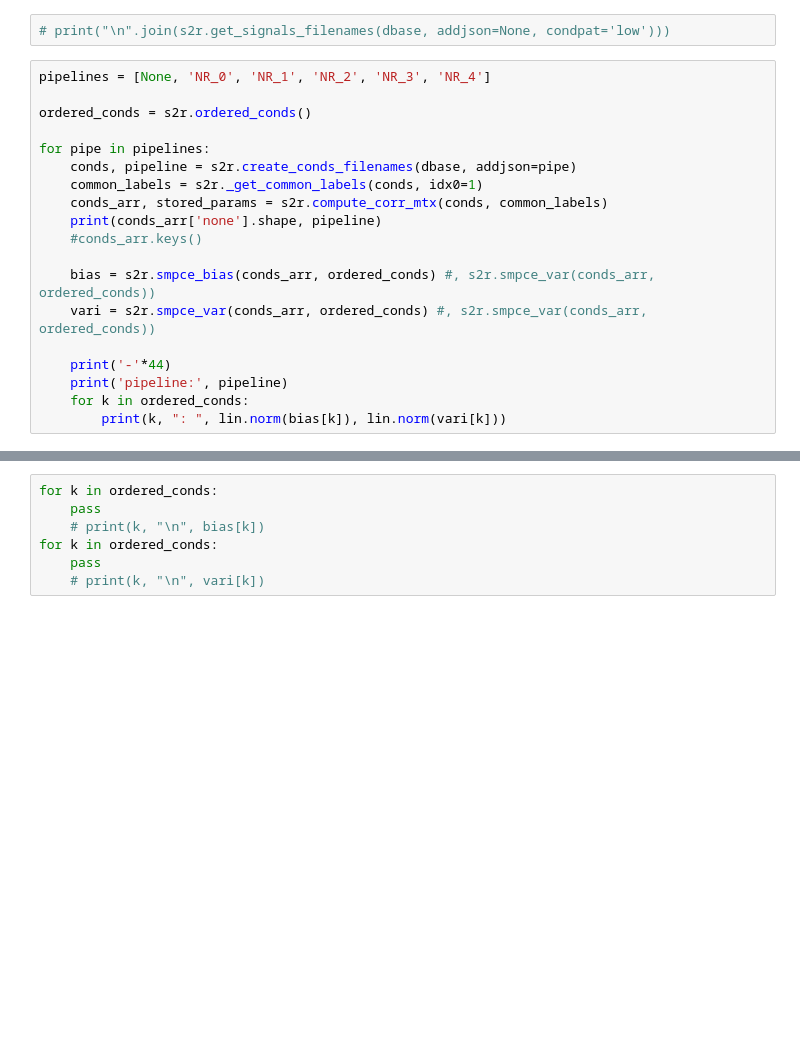
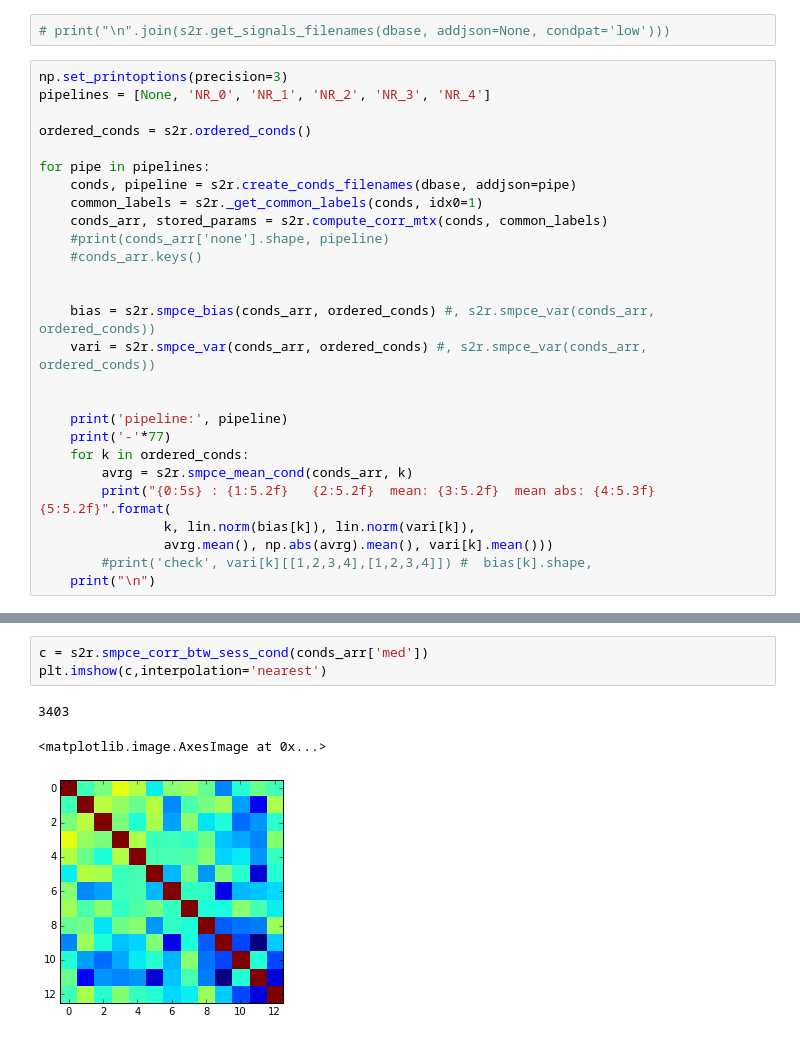
Before and after one commit to simpace/processing-scripts, a Jupyter notebook: simpace/signals2results.ipynb, the cells around one changed output, grey strips where cells are left out. Drawn from its saved outputs; the diff is of its cells as text; blank space fills up the shorter version.

Commit message:
added correlation between sessions' upper part of the corr. mtx

```diff
--- a/simpace/signals2results.ipynb
+++ b/simpace/signals2results.ipynb
@@ -69,6 +69,7 @@ NR_1_signal_sub*_sess*_run*
 # %%
 # print("\n".join(s2r.get_signals_filenames(dbase, addjson=None, condpat='low')))
 # %%
+np.set_printoptions(precision=3)
 pipelines = [None, 'NR_0', 'NR_1', 'NR_2', 'NR_3', 'NR_4']
 
 ordered_conds = s2r.ordered_conds()
@@ -77,14 +78,21 @@ for pipe in pipelines:
     conds, pipeline = s2r.create_conds_filenames(dbase, addjson=pipe)
     common_labels = s2r._get_common_labels(conds, idx0=1)
     conds_arr, stored_params = s2r.compute_corr_mtx(conds, common_labels)
-    print(conds_arr['none'].shape, pipeline)
+    #print(conds_arr['none'].shape, pipeline)
     #conds_arr.keys()
+
 
     bias = s2r.smpce_bias(conds_arr, ordered_conds) #, s2r.smpce_var(conds_arr, ordered_conds))
     vari = s2r.smpce_var(conds_arr, ordered_conds) #, s2r.smpce_var(conds_arr, ordered_conds))
 
-    print('-'*44)
+
     print('pipeline:', pipeline)
+    print('-'*77)
     for k in ordered_conds:
-        print(k, ": ", lin.norm(bias[k]), lin.norm(vari[k]))
+        avrg = s2r.smpce_mean_cond(conds_arr, k)
+        print("{0:5s} : {1:5.2f}   {2:5.2f}  mean: {3:5.2f}  mean abs: {4:5.3f}  {5:5.2f}".format(
+                k, lin.norm(bias[k]), lin.norm(vari[k]),
+                avrg.mean(), np.abs(avrg).mean(), vari[k].mean()))
+        #print('check', vari[k][[1,2,3,4],[1,2,3,4]]) #  bias[k].shape,
+    print("\n")
 # %% [output]
@@ -108,7 +116,7 @@ high :  11.3629371602 16.780052792
-# %%
-for k in ordered_conds:
-    pass
-    # print(k, "\n", bias[k])
-for k in ordered_conds:
-    pass
-    # print(k, "\n", vari[k])
+# %%
+c = s2r.smpce_corr_btw_sess_cond(conds_arr['med'])
+plt.imshow(c,interpolation='nearest')
+# %% [output]
+3403
+<matplotlib.image.AxesImage at 0x...>
+[figure, added]
```
Also changed, not shown: parts of 4 cells of this notebook, 1 other file.
